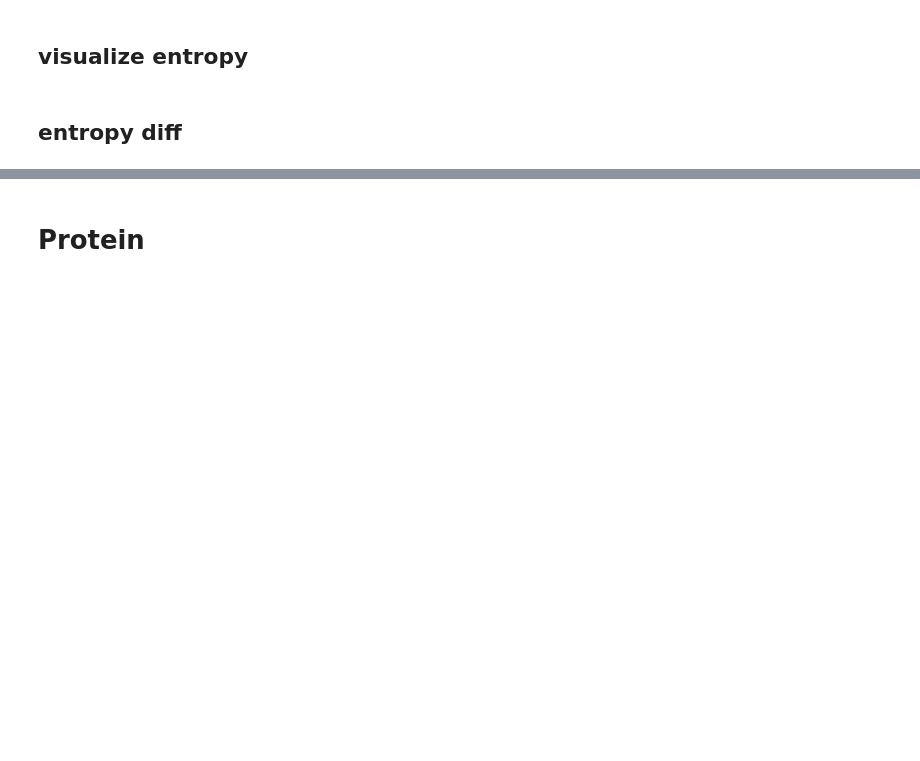
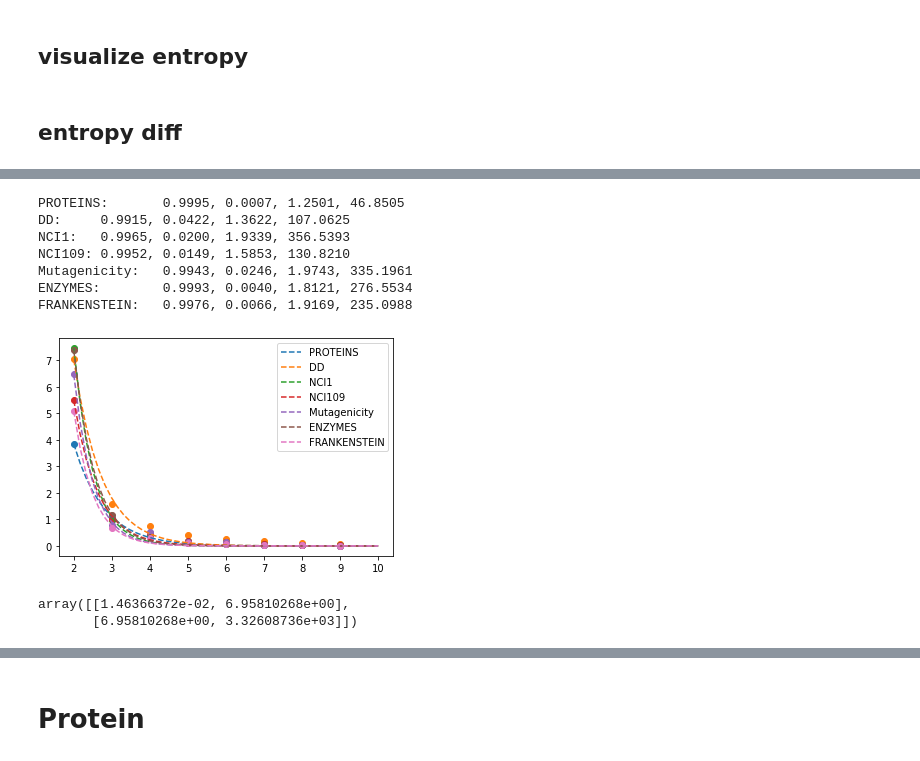
Before and after one commit to gaozhangyang/Lookhops, a Jupyter notebook: jupyter/analyze_neighborhood_information_gain.ipynb, the cells around one changed output, grey strips where cells are left out. Cells and saved outputs as stored; diff of their text form; code cells hidden in the pictures; blank space fills up the shorter version.

```diff
--- a/jupyter/analyze_neighborhood_information_gain.ipynb
+++ b/jupyter/analyze_neighborhood_information_gain.ipynb
@@ -241,0 +114,2 @@ else:
+# %%
+P2=pickle.load(open('P_dataset_backup.pkl', 'rb'))
@@ -344,7 +219,4 @@ for dataname in ['DD','PROTEINS','NCI1','NCI109','Mutagenicity','ENZYMES']:
             plt.close()
 # %% [markdown]
 ## entropy diff
-# %%
-x1=entropy_all['DD'][0][:,0].cpu().numpy()
-x2=entropy_all['DD'][0][:,1].cpu().numpy()
 # %%
@@ -379,20 +268,22 @@ def EntropyDiff_Dataset(dataname):
     return entropy_diffs
 # %%
 def get_EntropyDiffs():
+    entropy_diffs_PROTEINS=EntropyDiff_Dataset('PROTEINS')
     entropy_diffs_DD=EntropyDiff_Dataset('DD')
-    entropy_diffs_PROTEINS=EntropyDiff_Dataset('PROTEINS')
     entropy_diffs_NCI1=EntropyDiff_Dataset('NCI1')
     entropy_diffs_NCI109=EntropyDiff_Dataset('NCI109')
     entropy_diffs_Mutagenicity=EntropyDiff_Dataset('Mutagenicity')
     entropy_diffs_ENZYMES=EntropyDiff_Dataset('ENZYMES')
+    entropy_diffs_FRANKENSTEIN=EntropyDiff_Dataset('FRANKENSTEIN')
 
     entropy_diffs={}
+    entropy_diffs['PROTEINS']=entropy_diffs_PROTEINS
     entropy_diffs['DD']=entropy_diffs_DD
-    entropy_diffs['PROTEINS']=entropy_diffs_PROTEINS
     entropy_diffs['NCI1']=entropy_diffs_NCI1
     entropy_diffs['NCI109']=entropy_diffs_NCI109
     entropy_diffs['Mutagenicity']=entropy_diffs_Mutagenicity
     entropy_diffs['ENZYMES']=entropy_diffs_ENZYMES
+    entropy_diffs['FRANKENSTEIN']=entropy_diffs_FRANKENSTEIN
     return entropy_diffs
 # %%
 if not os.path.exists('entropy_diffs.pkl'):
@@ -432,0 +294,3 @@ plt.scatter(range(0,8),entropy_diffs['ENZYMES'])
+# %%
+for i,name in enumerate(['PROTEINS','DD','NCI1','NCI109','Mutagenicity','ENZYMES','FRANKENSTEIN']):
+    print(['{:.4f}'.format(one) for one in entropy_diffs[name]])
@@ -432,0 +305,44 @@ plt.scatter(range(0,8),entropy_diffs['ENZYMES'])
+# %%
+from scipy import optimize
+from scipy.special import gamma
+from sklearn.metrics import  r2_score,mean_squared_error
+
+def density_func(x,alpha,beta):
+    return beta*np.exp(-alpha*x)
+
+for i,name in enumerate(['PROTEINS','DD','NCI1','NCI109','Mutagenicity','ENZYMES','FRANKENSTEIN']):
+    params, params_covariance = optimize.curve_fit(
+                                                    density_func,
+                                                   np.array(range(2,10)),
+                                                   np.array(entropy_diffs[name]),
+                                                   p0=[0.5,0.5]
+                                                  )
+
+    x=np.array(range(2,10))
+    plt.scatter(x,entropy_diffs[name],c='C{}'.format(i))
+
+    x=np.linspace(2,10,50)
+    y=density_func(x,params[0],params[1])
+    plt.plot(x,y,c='C{}'.format(i),label=name,linestyle='--')
+    plt.legend()
+
+    y_pred=density_func(np.array(range(2,10)),params[0],params[1])
+    y_true=np.array(entropy_diffs[name])
+    r2=r2_score(y_true,y_pred)
+    mse=mean_squared_error(y_true,y_pred)
+    print('{}:\t{:.4f},\t{:.4f},\t{:.4f},\t{:.4f}'.format(name,r2,mse,params[0],params[1]))
+#     plt.show()
+# %% [output]
+PROTEINS:       0.9995, 0.0007, 1.2501, 46.8505
+DD:     0.9915, 0.0422, 1.3622, 107.0625
+NCI1:   0.9965, 0.0200, 1.9339, 356.5393
+NCI109: 0.9952, 0.0149, 1.5853, 130.8210
+Mutagenicity:   0.9943, 0.0246, 1.9743, 335.1961
+ENZYMES:        0.9993, 0.0040, 1.8121, 276.5534
+FRANKENSTEIN:   0.9976, 0.0066, 1.9169, 235.0988
+[figure, added]
+# %%
+params_covariance
+# %% [output]
+array([[1.46366372e-02, 6.95810268e+00],
+       [6.95810268e+00, 3.32608736e+03]])
```
Also changed, not shown: parts of 34 cells of this notebook, 32 other files.
